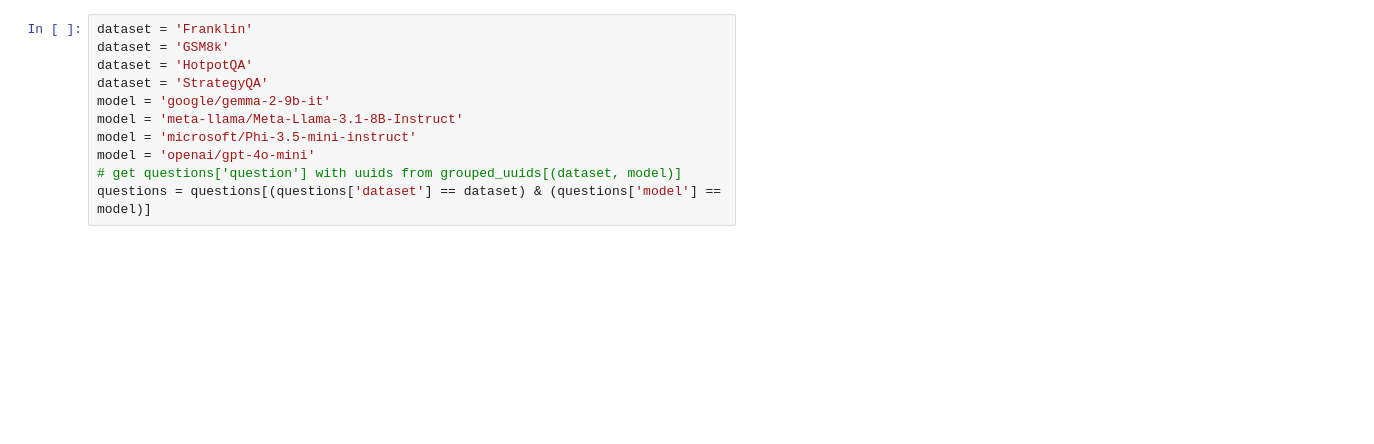
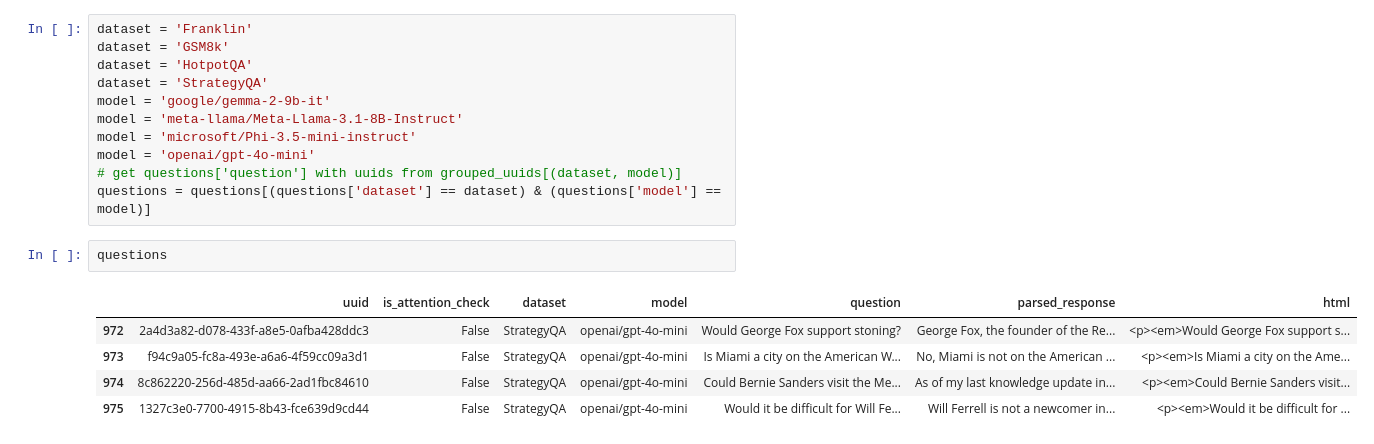
Before and after one commit to njf0/frank-llm, a Jupyter notebook: mini-project/studies/ask/results/results-2.ipynb, the cells around one changed output. Drawn from its saved outputs; the diff is of its cells as text; blank space fills up the shorter version.

```diff
--- a/mini-project/studies/ask/results/results-2.ipynb
+++ b/mini-project/studies/ask/results/results-2.ipynb
@@ -406,3 +431,11 @@ model = 'microsoft/Phi-3.5-mini-instruct'
 model = 'openai/gpt-4o-mini'
 # get questions['question'] with uuids from grouped_uuids[(dataset, model)]
 questions = questions[(questions['dataset'] == dataset) & (questions['model'] == model)]
+# %%
+questions
+# %% [output]
+|  | uuid | is_attention_check | dataset | model | question | parsed_response | html |
+| 972 | 2a4d3a82-d078-433f-a8e5-0afba428ddc3 | False | StrategyQA | openai/gpt-4o-mini | Would George Fox support stoning? | George Fox, the founder of the Re... | <p><em>Would George Fox support s... |
+| 973 | f94c9a05-fc8a-493e-a6a6-4f59cc09a3d1 | False | StrategyQA | openai/gpt-4o-mini | Is Miami a city on the American W... | No, Miami is not on the American ... | <p><em>Is Miami a city on the Ame... |
+| 974 | 8c862220-256d-485d-aa66-2ad1fbc84610 | False | StrategyQA | openai/gpt-4o-mini | Could Bernie Sanders visit the Me... | As of my last knowledge update in... | <p><em>Could Bernie Sanders visit... |
+| 975 | 1327c3e0-7700-4915-8b43-fce639d9cd44 | False | StrategyQA | openai/gpt-4o-mini | Would it be difficult for Will Fe... | Will Ferrell is not a newcomer in... | <p><em>Would it be difficult for ... |
```
Also changed, not shown: parts of 8 cells of this notebook, 1 other file.
